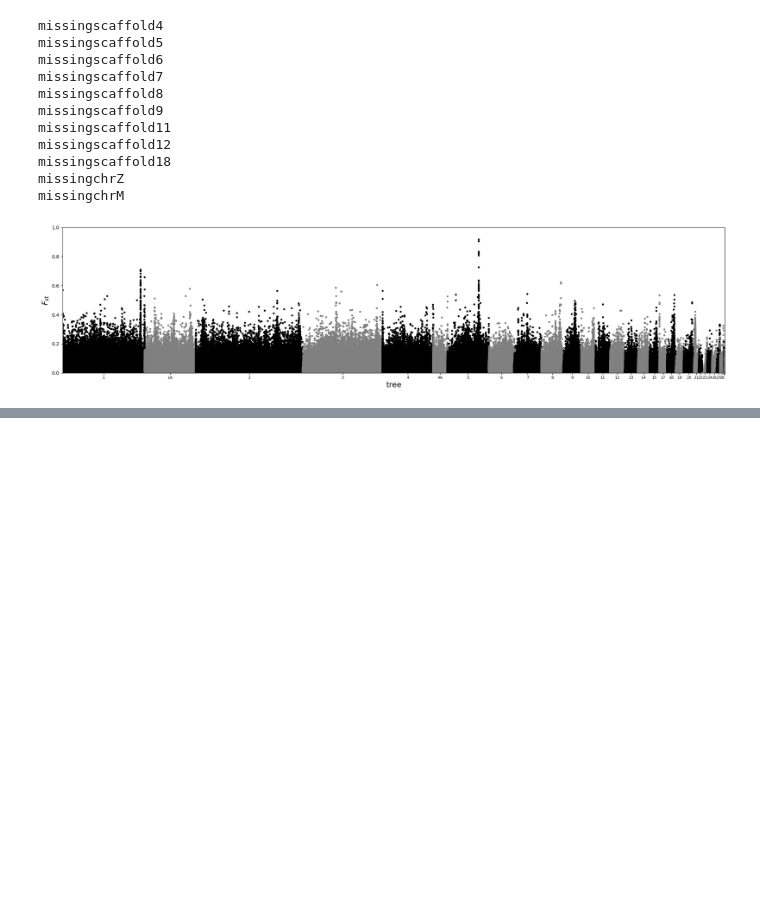
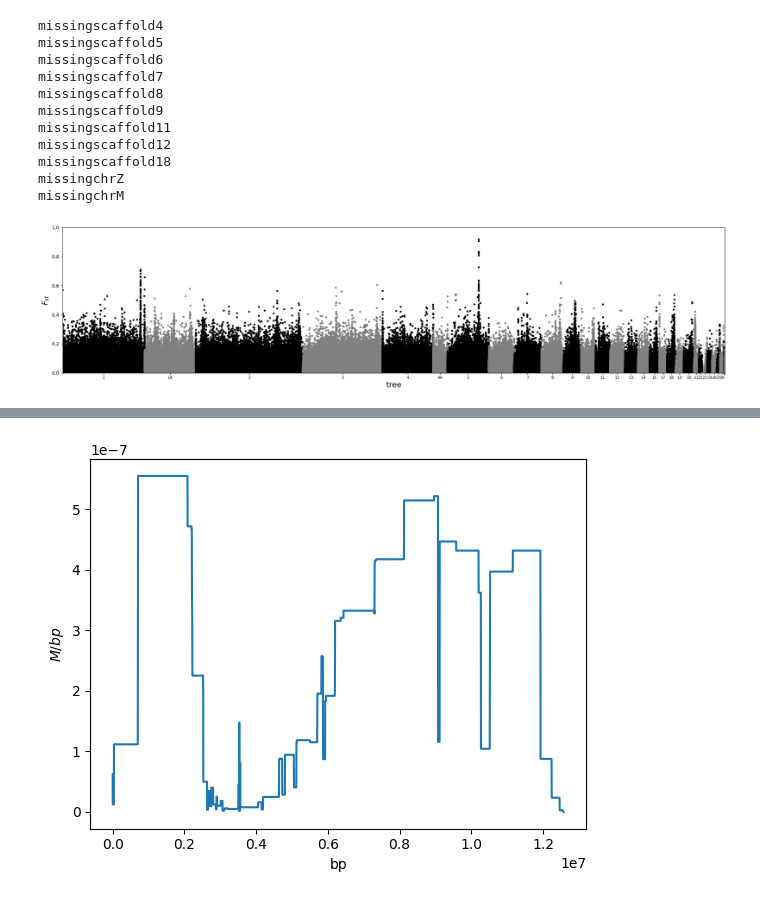
Before and after one commit to mmosmond/spacetrees-crows, a Jupyter notebook: plotting.ipynb, the cells around one changed output, grey strips where cells are left out. Cells and saved outputs as stored; diff of their text form; code cells hidden in the pictures; blank space fills up the shorter version.

```diff
--- a/plotting.ipynb
+++ b/plotting.ipynb
@@ -455,0 +472,5 @@ plt.show()
+# %%
+with open('dolores/crows/chr18.popsize', 'w') as f:
+    for t,n in zip(times, nes):
+        f.write('%s, %s\n' %(t,n))
+# manually changed last ne to NA to be compatible with dolores
@@ -455,0 +486,14 @@ plt.show()
+# %%
+rmap = []
+with open('dolores/crows/NC_046347.1.map') as f:
+    next(f)
+    for line in f:
+        rmap.append([float(i) for i in line.split()])
+# %%
+plt.plot([rmap[-1][0]-i[0] for i in rmap], #flipping around to compare to weissenstein fig 5a
+         [i[1]*1e6/100 for i in rmap]) #M/bp
+plt.xlabel('bp')
+plt.ylabel(r'$M/bp$')
+plt.show()
+# %% [output]
+[figure, added]
```
Also changed, not shown: parts of 34 cells of this notebook.
